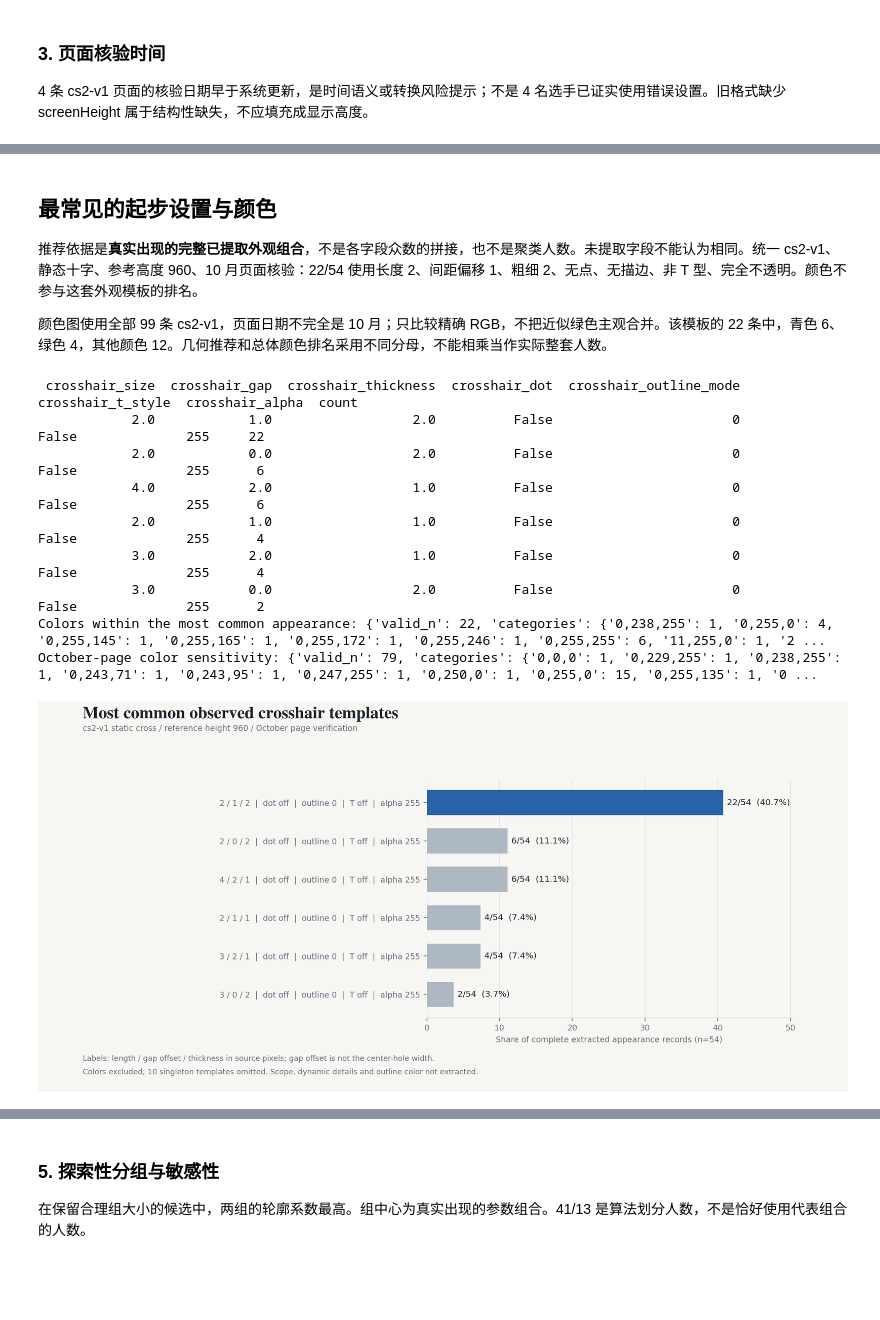
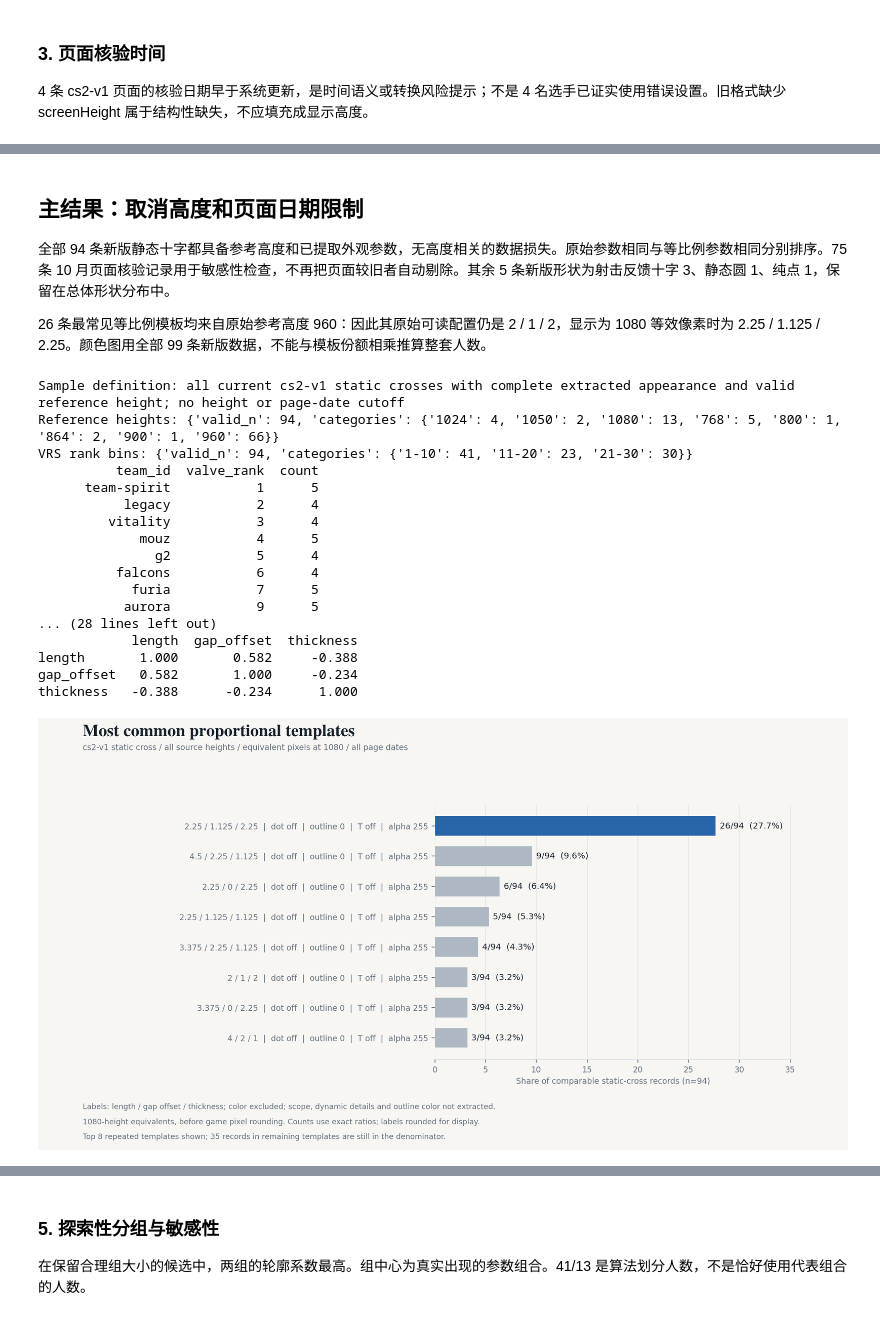
Before and after one commit to Starfie1d1272/CS2-Pro-Settings, a Jupyter notebook: notebooks/v2/2026-10-08-crosshair.ipynb, the cells around one changed output, grey strips where cells are left out. Saved outputs shown, nothing was run; the diff lists cells and outputs as text; code cells hidden in the pictures; blank space fills up the shorter version.

Commit message:
analysis: include all native crosshair heights and compare proportional templates

```diff
--- a/notebooks/v2/2026-10-08-crosshair.ipynb
+++ b/notebooks/v2/2026-10-08-crosshair.ipynb
@@ -118,31 +118,51 @@ Teams with missing crosshair data:
            nemiga         5                  4          1
 ninjas-in-pyjamas         5                  3          2
 # %% [markdown]
-## 最常见的起步设置与颜色
+## 主结果：取消高度和页面日期限制
 
-推荐依据是**真实出现的完整已提取外观组合**，不是各字段众数的拼接，也不是聚类人数。未提取字段不能认为相同。统一 cs2-v1、静态十字、参考高度 960、10 月页面核验：22/54 使用长度 2、间距偏移 1、粗细 2、无点、无描边、非 T 型、完全不透明。颜色不参与这套外观模板的排名。
+全部 94 条新版静态十字都具备参考高度和已提取外观参数，无高度相关的数据损失。原始参数相同与等比例参数相同分别排序。75 条 10 月页面核验记录用于敏感性检查，不再把页面较旧者自动剔除。其余 5 条新版形状为射击反馈十字 3、静态圆 1、纯点 1，保留在总体形状分布中。
 
-颜色图使用全部 99 条 cs2-v1，页面日期不完全是 10 月；只比较精确 RGB，不把近似绿色主观合并。该模板的 22 条中，青色 6、绿色 4，其他颜色 12。几何推荐和总体颜色排名采用不同分母，不能相乘当作实际整套人数。
+26 条最常见等比例模板均来自原始参考高度 960：因此其原始可读配置仍是 2 / 1 / 2，显示为 1080 等效像素时为 2.25 / 1.125 / 2.25。颜色图用全部 99 条新版数据，不能与模板份额相乘推算整套人数。
 # %%
 from crosshair_recommendation import render
 from IPython.display import display, Image
-appearance = review["popular_appearance"]
-assert sum(r["count"] for r in appearance["combinations"]) + appearance["singleton_n"] == appearance["valid_n"]
-assert appearance["valid_n"] + appearance["missing_n"] == appearance["sample_n"]
+sample = review["rescreened"]
+assert sample["eligible_n"] + sample["incomplete_static_n"] == sample["static_n"]
+assert sample["static_n"] + sample["other_styles_n"] == sample["native_n"]
+assert sample["source_height_counts"]["valid_n"] == sample["eligible_n"]
+for key in ["appearance", "raw_parameter_appearance", "recent_page_appearance"]:
+    block = sample[key]
+    assert sum(r["count"] for r in block["combinations"]) + block["singleton_n"] == block["valid_n"]
+for key in ["geometry", "recent_page_geometry"]:
+    assert sum(r["count"] for r in sample[key]["combinations"]) == sample[key]["valid_n"]
 assert sum(review["native_colors"]["categories"].values()) == review["native_colors"]["valid_n"]
-print(pd.DataFrame(appearance["combinations"]).to_string(index=False))
-print("Colors within the most common appearance:", appearance["top_template_colors"])
-print("October-page color sensitivity:", review["native_recent_colors"])
+print("Sample definition:", sample["selection"])
+print("Reference heights:", sample["source_height_counts"])
+print("VRS rank bins:", sample["rank_bins"])
+print(pd.DataFrame(sample["team_counts"]).to_string(index=False))
+print("Normalized repeated appearance combinations:")
+print(pd.DataFrame(sample["appearance"]["combinations"]).to_string(index=False))
+print("Recent-page sensitivity: n=", sample["recent_page_appearance"]["valid_n"], "top=", sample["recent_page_appearance"]["combinations"][0])
+print("Normalized geometry Spearman:")
+print(pd.DataFrame(sample["geometry"]["spearman"]).round(3).to_string())
 for chart in render(review, figure_dir):
     display(Image(filename=str(chart)))
 # %% [output]
- crosshair_size  crosshair_gap  crosshair_thickness  crosshair_dot  crosshair_outline_mode  crosshair_t_style  crosshair_alpha  count
-            2.0            1.0                  2.0          False                       0              False              255     22
-            2.0            0.0                  2.0          False                       0              False              255      6
-            4.0            2.0                  1.0          False                       0              False              255      6
-            2.0            1.0                  1.0          False                       0              False              255      4
-            3.0            2.0                  1.0          False                       0              False              255      4
-            3.0            0.0                  2.0          False                       0              False              255      2
-Colors within the most common appearance: {'valid_n': 22, 'categories': {'0,238,255': 1, '0,255,0': 4, '0,255,145': 1, '0,255,165': 1, '0,255,172': 1, '0,255,246': 1, '0,255,255': 6, '11,255,0': 1, '2 ...
-October-page color sensitivity: {'valid_n': 79, 'categories': {'0,0,0': 1, '0,229,255': 1, '0,238,255': 1, '0,243,71': 1, '0,243,95': 1, '0,247,255': 1, '0,250,0': 1, '0,255,0': 15, '0,255,135': 1, '0 ...
+Sample definition: all current cs2-v1 static crosses with complete extracted appearance and valid reference height; no height or page-date cutoff
+Reference heights: {'valid_n': 94, 'categories': {'1024': 4, '1050': 2, '1080': 13, '768': 5, '800': 1, '864': 2, '900': 1, '960': 66}}
+VRS rank bins: {'valid_n': 94, 'categories': {'1-10': 41, '11-20': 23, '21-30': 30}}
+          team_id  valve_rank  count
+      team-spirit           1      5
+           legacy           2      4
+         vitality           3      4
+             mouz           4      5
+               g2           5      4
+          falcons           6      4
+            furia           7      5
+           aurora           9      5
+... (28 lines left out)
+            length  gap_offset  thickness
+length       1.000       0.582     -0.388
+gap_offset   0.582       1.000     -0.234
+thickness   -0.388      -0.234      1.000
-[figure, old version]
+[figure, new version]
```
Also changed, not shown: parts of 7 cells of this notebook, 9 other files.
